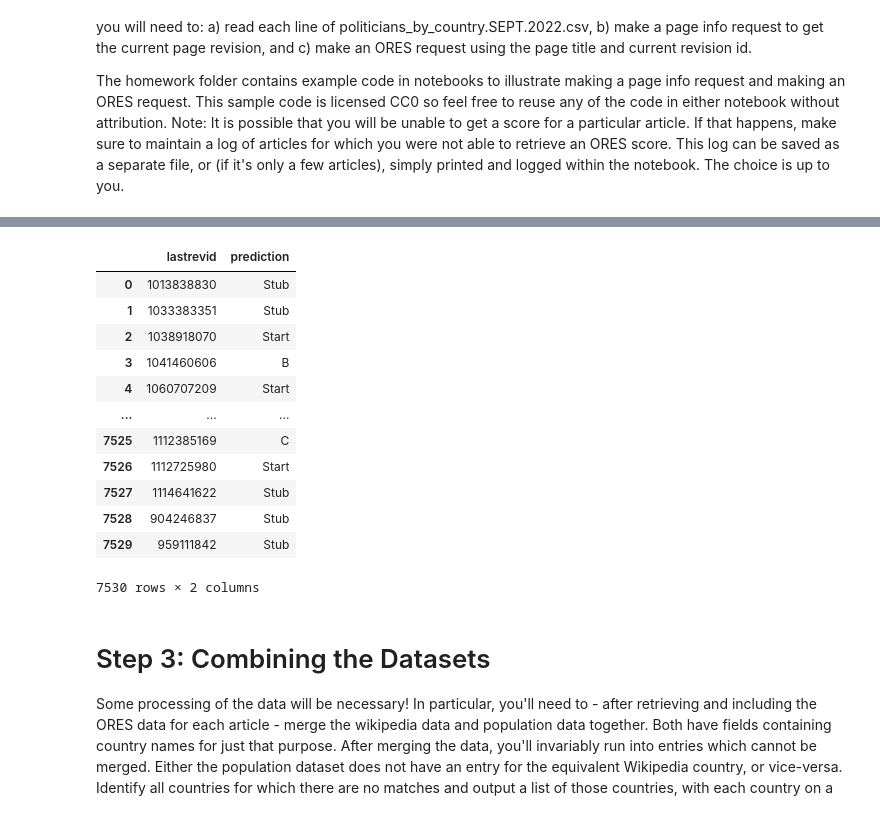
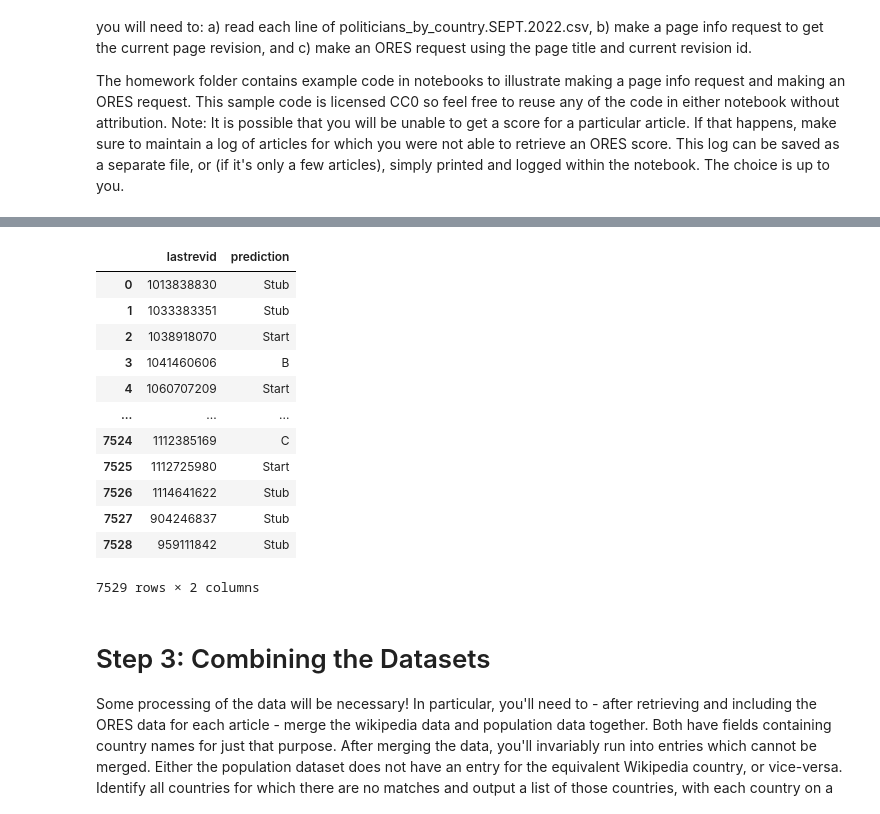
Before and after one commit to TharunKumarReddy5/data-512-homework_2, a Jupyter notebook: DATA 512 Homework 2 Tharun.ipynb, the cells around one changed output, grey strips where cells are left out. Drawn from its saved outputs; the diff is of its cells as text; code cells hidden in the pictures.

```diff
--- a/DATA 512 Homework 2 Tharun.ipynb
+++ b/DATA 512 Homework 2 Tharun.ipynb
@@ -15,6 +27,6 @@ from datetime import datetime
 # %%
-df_politicians = pd.read_csv('/content/drive/MyDrive/MS Admission/Washington/GitHub/DataScienceProjects/data-512-homework_2/politicians_by_country_SEPT.2022.csv')
-df_population = pd.read_csv('/content/drive/MyDrive/MS Admission/Washington/GitHub/DataScienceProjects/data-512-homework_2/population_by_country_2022.csv')
+df_politicians = pd.read_csv('./politicians_by_country_SEPT.2022.csv')
+df_population = pd.read_csv('./population_by_country_2022.csv')
 df_politicians.head()
 # %% [output]
 |  | name | url | country |
@@ -160,22 +190,3 @@ def request_pageinfo_per_article(article_title = None,
     #output.append(json_response)
     #print(output)
     return json_response
-# %%
-'''
-from multiprocessing import Process, Pool, Queue
-
-ARTICLE_TITLES = df_politicians['name'].to_list()
-ARTICLE_TITLES = ARTICLE_TITLES[0:4]
-
-for name in ARTICLE_TITLES:
-    procs = []
-    proc = Process(target = request_pageinfo_per_article, args=(name,))
-    procs.append(proc)
-    proc.start()
-
-# complete the processes
-for proc in procs:
-    proc.join()
-
-print(output)
-'''
@@ -274,39 +312,39 @@ def request_ores_score_per_article(article_revid = None,
 # %%
 scores_dict = {}
-with open('/content/drive/MyDrive/MS Admission/Washington/GitHub/DataScienceProjects/data-512-homework_2/scores_error_log.txt', 'w') as f:
+with open('./scores_error_log.txt', 'w') as f:
   for i in range(0, len(df_articles.lastrevid), 50):
     # Exception handling to make sure code doesn't break
       try:
         revids = map(str, list(df_articles.lastrevid)[i:i+50])
         revids = "|".join(revids)
         response = request_ores_score_per_article(revids)['enwiki']['scores']
         for j in list(response.keys()):
             scores_dict[j] = response[j]['articlequality']['score']['prediction']
       except:
         print("Couldn't get the ORES info for: ", i)
         line = "Couldn't get the ORES score for: " + i
         f.write(line)
         f.write('\n')
 
 df_scores = pd.DataFrame.from_dict(scores_dict, orient='index', columns=['prediction'])
 df_scores.reset_index(inplace = True)
 df_scores = df_scores.rename(columns = {'index': 'lastrevid'})
 df_scores['lastrevid'] = df_scores['lastrevid'].astype('int')
 df_scores
 # %% [output]
 |  | lastrevid | prediction |
 | 0 | 1013838830 | Stub |
 | 1 | 1033383351 | Stub |
 | 2 | 1038918070 | Start |
 | 3 | 1041460606 | B |
 | 4 | 1060707209 | Start |
 | ... | ... | ... |
-| 7525 | 1112385169 | C |
-| 7526 | 1112725980 | Start |
-| 7527 | 1114641622 | Stub |
-| 7528 | 904246837 | Stub |
-| 7529 | 959111842 | Stub |
+| 7524 | 1112385169 | C |
+| 7525 | 1112725980 | Start |
+| 7526 | 1114641622 | Stub |
+| 7527 | 904246837 | Stub |
+| 7528 | 959111842 | Stub |
-7530 rows × 2 columns
+7529 rows × 2 columns
 # %% [markdown]
 # Step 3: Combining the Datasets
 Some processing of the data will be necessary! In particular, you'll need to - after retrieving and including the ORES data for each article - merge the wikipedia data and population data together. Both have fields containing country names for just that purpose. After merging the data, you'll invariably run into entries which cannot be merged. Either the population dataset does not have an entry for the equivalent Wikipedia country, or vice-versa.
```
Also changed, not shown: parts of 47 cells of this notebook, 1 other file.
